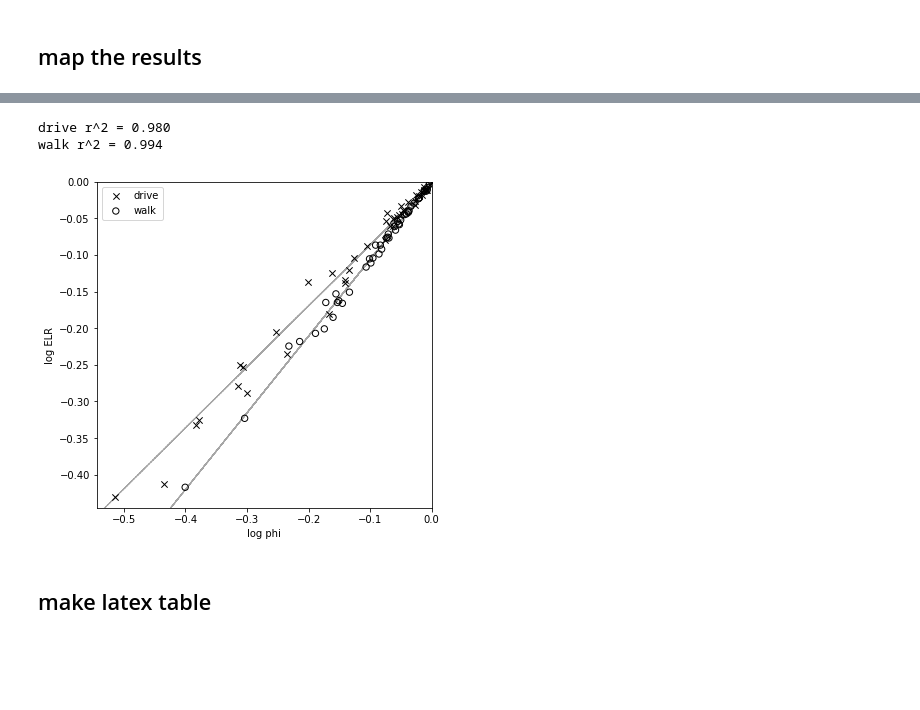
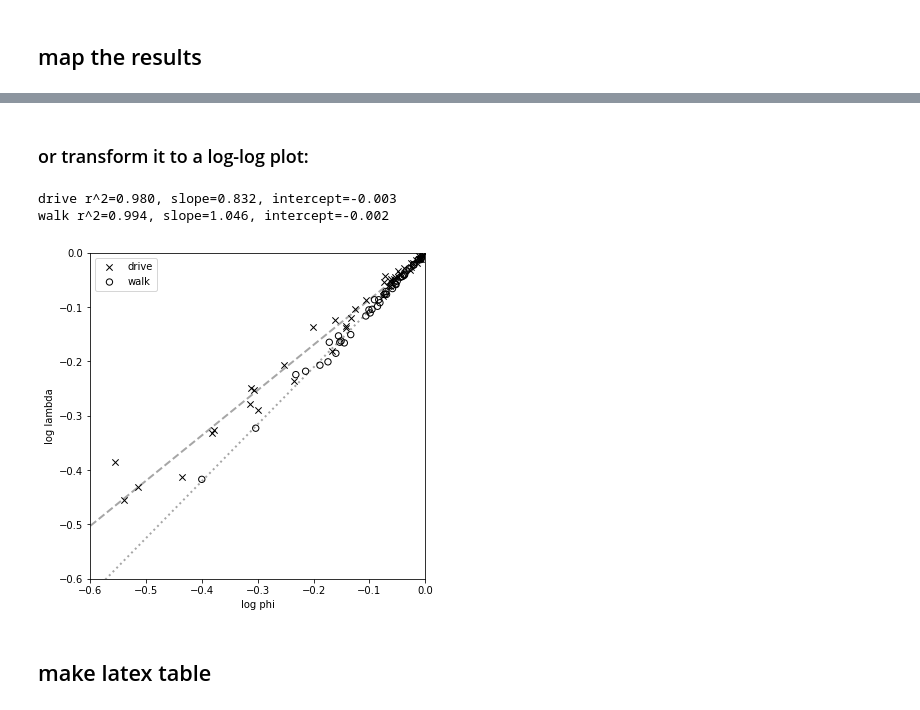
Before and after one commit to gboeing/planar-vs-nonplanar, a Jupyter notebook: planar-vs-nonplanar-analysis.ipynb, the cells around one changed output, grey strips where cells are left out. Drawn from its saved outputs; the diff is of its cells as text; code cells hidden in the pictures; blank space fills up the shorter version.

```diff
--- a/planar-vs-nonplanar-analysis.ipynb
+++ b/planar-vs-nonplanar-analysis.ipynb
@@ -87,3 +138,5 @@ plt.show()
+# %% [markdown]
+### or transform it to a log-log plot:
 # %%
 walk = gdf[gdf['network_type']=='walk']
 drive = gdf[gdf['network_type']=='drive']
@@ -94,49 +147,47 @@ def transform(data):
 x = transform(gdf['phi'].copy())
 y = transform(gdf['edge_length_ratio'].copy())
 drive_x = transform(drive['phi'].copy())
 drive_y = transform(drive['edge_length_ratio'].copy())
 walk_x = transform(walk['phi'].copy())
 walk_y = transform(walk['edge_length_ratio'].copy())
 
 drive_slope, drive_intercept, drive_r_value, drive_p_value, drive_std_err = stats.linregress(drive_x, drive_y)
-print('drive r^2 = {:.3f}'.format(drive_r_value ** 2))
+print('drive r^2={:.3f}, slope={:.3f}, intercept={:.3f}'.format(drive_r_value ** 2, drive_slope, drive_intercept))
 
 walk_slope, walk_intercept, walk_r_value, walk_p_value, walk_std_err = stats.linregress(walk_x, walk_y)
-print('walk r^2 = {:.3f}'.format(walk_r_value ** 2))
+print('walk r^2={:.3f}, slope={:.3f}, intercept={:.3f}'.format(walk_r_value ** 2, walk_slope, walk_intercept))
 
 fig, ax = plt.subplots(figsize=(6,6))
 drive_scatter = ax.scatter(x=drive_x, y=drive_y, c='k', edgecolor='none', s=40, linewidth=1, marker='x')
 walk_scatter = ax.scatter(x=walk_x, y=walk_y, c='none', edgecolor='k', s=40, linewidth=1, marker='o')
 
 # set x and y limits
-x_min = x.min() * 0.98
-x_max = x.max() * 1.02
-y_min = y.min() * 0.98
-y_max = y.max() * 1.02
+x_min = -0.6
+x_max = 0
+y_min = -0.6
+y_max = 0
 ax.set_xlim((x_min, x_max))
 ax.set_ylim((y_min, y_max))
 
 # create a line of best fit
-x_line = x.copy()
-x_line.loc[len(x_line)] = x_min
-x_line.loc[len(x_line)] = x_max
+x_line = np.array([x_min, x_max])
 
 drive_Y_est = x_line * drive_slope + drive_intercept
-drive_line = ax.plot(x_line, drive_Y_est, c='k', alpha=0.35, linestyle=':', linewidth=1, zorder=-1)
+drive_line = ax.plot(x_line, drive_Y_est, c='k', alpha=0.35, linestyle='--', linewidth=2, zorder=-1)
 
 walk_Y_est = x_line * walk_slope + walk_intercept
-walk_line = ax.plot(x_line, walk_Y_est, c='k', alpha=0.35, linestyle='--', linewidth=1, zorder=-1)
+walk_line = ax.plot(x_line, walk_Y_est, c='k', alpha=0.35, linestyle=':', linewidth=2, zorder=-1)
 
 ax.set_xlabel('log phi')
-ax.set_ylabel('log ELR')
+ax.set_ylabel('log lambda')
 plt.legend([drive_scatter, walk_scatter], ['drive', 'walk'])
 
-fig.savefig('data/regression_phi_split.png', dpi=300)
+fig.savefig('data/regression_lambda_phi_loglog.png', dpi=300)
 plt.show()
 # %% [output]
-drive r^2 = 0.980
-walk r^2 = 0.994
+drive r^2=0.980, slope=0.832, intercept=-0.003
+walk r^2=0.994, slope=1.046, intercept=-0.002
-[figure, old version]
+[figure, new version]
 # %% [markdown]
 ## make latex table
 # %%
```
Also changed, not shown: parts of 4 cells of this notebook, 10 other files.
